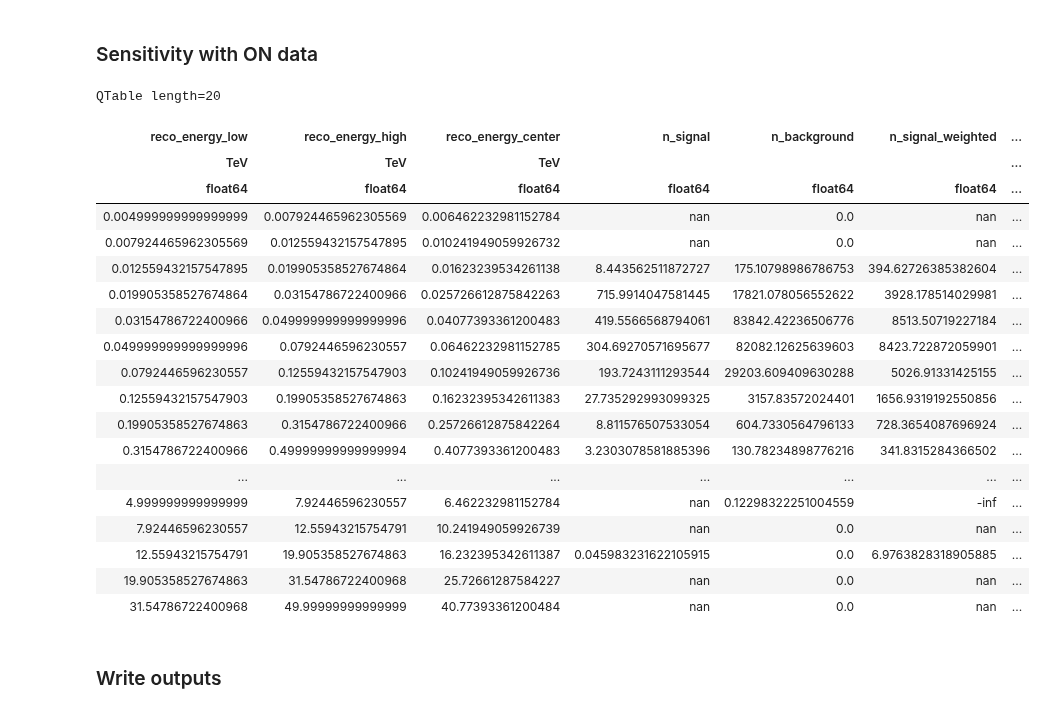
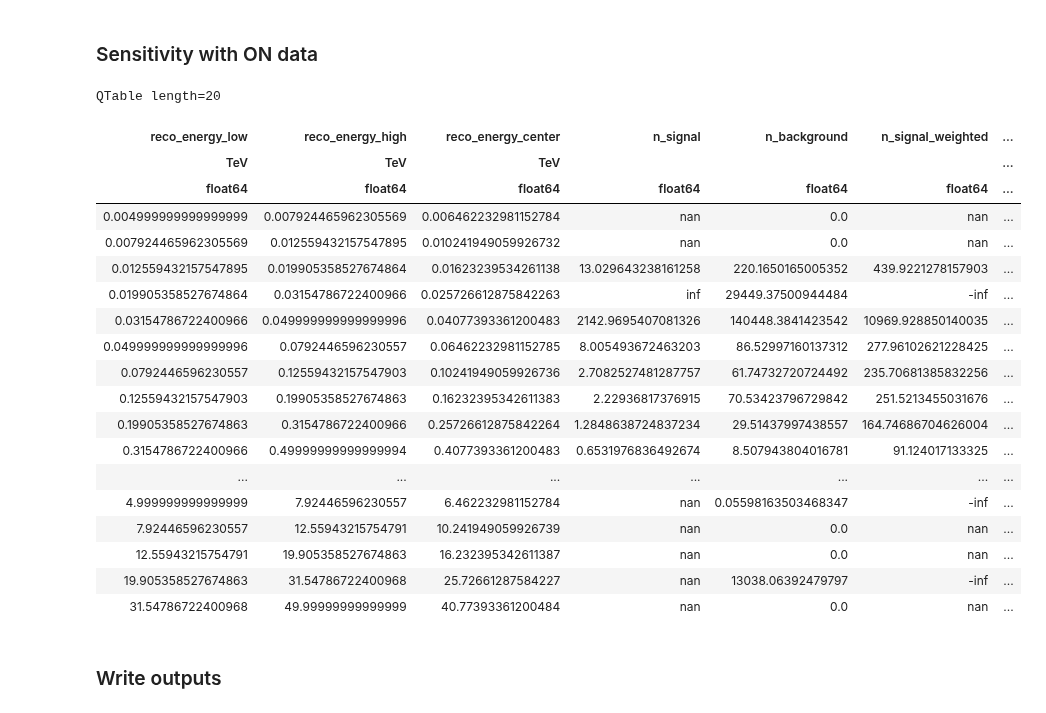
Before and after one commit to cta-observatory/cta-lstchain, a Jupyter notebook: notebooks/lst_sensitivity_pyirf.ipynb, the cells around one changed output. Saved outputs shown, nothing was run; the diff lists cells and outputs as text; code cells hidden in the pictures.

```diff
--- a/notebooks/lst_sensitivity_pyirf.ipynb
+++ b/notebooks/lst_sensitivity_pyirf.ipynb
@@ -194,10 +193,15 @@ particles = {
          "gamma": {
                 "events": events_g[events_g['good_events']],
                 "simulation_info": simu_info_g,
-                "target_spectrum": CRAB_HEGRA,
+                "target_spectrum": CRAB_HEGRA
             },
         "proton": {
                 "events": events_p[events_p['good_events']],
+                "simulation_info": simu_info_p,
+                "target_spectrum": IRFDOC_PROTON_SPECTRUM
+            },
+        "off": {
+                "events": events_off[events_off['good_events']]
             },
         "on":{
                 "events": events_on[events_on['good_events']]
@@ -263,8 +289,9 @@ particles["on"]["events"]["theta"] = calculate_theta(
 # %%
 #Get events
 gammas = particles["gamma"]["events"]
+protons = particles["proton"]["events"]
 on = particles["on"]["events"]
-background = particles["proton"]["events"]
+off = particles["off"]["events"]
 # %% [markdown]
 ## Calculate the best cuts for sensitivity
 # %%
@@ -359,29 +386,41 @@ gammas["selected_theta"] = evaluate_binned_cut(
     )
 gammas["selected"] = gammas["selected_theta"] & gammas["selected_gh"]
 
+protons["selected_theta"] = evaluate_binned_cut(
+        protons["theta"], protons["reco_energy"], theta_cuts_bkg, operator.le
+    )
+protons["selected"] = protons["selected_theta"] & protons["selected_gh"]
+
 on["selected_theta"] = evaluate_binned_cut(
         on["theta"], on["reco_energy"], theta_cuts_opt, operator.le
     )
 on["selected"] = on["selected_theta"] & on["selected_gh"]
 
-background["selected_theta"] = evaluate_binned_cut(
-        background["theta"], background["reco_energy"], theta_cuts_bkg, operator.le
+off["selected_theta"] = evaluate_binned_cut(
+        off["theta"], off["reco_energy"], theta_cuts_bkg, operator.le
     )
-background["selected"] = background["selected_theta"] & background["selected_gh"]
+off["selected"] = off["selected_theta"] & off["selected_gh"]
 # %% [markdown]
 ### Crate event histograms
 # %%
-signal_hist = create_histogram_table(
+gamma_hist = create_histogram_table(
     gammas[gammas["selected"]], bins=sensitivity_bins
     )
-on_hist = create_histogram_table(
-    on[on["selected"]], bins=sensitivity_bins
-    )
-background_hist = estimate_background(
-    background[background["selected"]],
+proton_hist = estimate_background(
+    protons[protons["selected"]],
     reco_energy_bins=sensitivity_bins,
     theta_cuts=theta_cuts_opt,
     alpha=ALPHA,
     background_radius=MAX_BG_RADIUS,
     )
+on_hist = create_histogram_table(
+    on[on["selected"]], bins=sensitivity_bins
+    )
+off_hist = estimate_background(
+    off[off["selected"]],
+    reco_energy_bins=sensitivity_bins,
+    theta_cuts=theta_cuts_opt,
+    alpha=ALPHA,
+    background_radius=MAX_BG_RADIUS,
+    )
 # %% [markdown]
@@ -416,32 +483,32 @@ QTable length=20
 ### Sensitivity with ON data
 # %%
 #Signal = ON - ALPHA*OFF
-on_hist["n_weighted"] = on_hist["n_weighted"] - ALPHA*background_hist["n_weighted"]
+on_hist["n_weighted"] = on_hist["n_weighted"] - ALPHA*off_hist["n_weighted"]
 
 sensitivity_on = calculate_sensitivity(
-    on_hist, background_hist, alpha=ALPHA
+    on_hist, off_hist, alpha=ALPHA
     )
 sensitivity_on
 # %% [output]
 QTable length=20
 | reco_energy_low | reco_energy_high | reco_energy_center | n_signal | n_background | n_signal_weighted | ... |
 | TeV | TeV | TeV |  |  |  | ... |
 | float64 | float64 | float64 | float64 | float64 | float64 | ... |
 | 0.004999999999999999 | 0.007924465962305569 | 0.006462232981152784 | nan | 0.0 | nan | ... |
 | 0.007924465962305569 | 0.012559432157547895 | 0.010241949059926732 | nan | 0.0 | nan | ... |
-| 0.012559432157547895 | 0.019905358527674864 | 0.01623239534261138 | 8.443562511872727 | 175.10798986786753 | 394.62726385382604 | ... |
-| 0.019905358527674864 | 0.03154786722400966 | 0.025726612875842263 | 715.9914047581445 | 17821.078056552622 | 3928.178514029981 | ... |
-| 0.03154786722400966 | 0.049999999999999996 | 0.04077393361200483 | 419.5566568794061 | 83842.42236506776 | 8513.50719227184 | ... |
-| 0.049999999999999996 | 0.0792446596230557 | 0.06462232981152785 | 304.69270571695677 | 82082.12625639603 | 8423.722872059901 | ... |
-| 0.0792446596230557 | 0.12559432157547903 | 0.10241949059926736 | 193.7243111293544 | 29203.609409630288 | 5026.91331425155 | ... |
-| 0.12559432157547903 | 0.19905358527674863 | 0.16232395342611383 | 27.735292993099325 | 3157.83572024401 | 1656.9319192550856 | ... |
-| 0.19905358527674863 | 0.3154786722400966 | 0.25726612875842264 | 8.811576507533054 | 604.7330564796133 | 728.3654087696924 | ... |
-| 0.3154786722400966 | 0.49999999999999994 | 0.4077393361200483 | 3.2303078581885396 | 130.78234898776216 | 341.8315284366502 | ... |
+| 0.012559432157547895 | 0.019905358527674864 | 0.01623239534261138 | 13.029643238161258 | 220.1650165005352 | 439.9221278157903 | ... |
+| 0.019905358527674864 | 0.03154786722400966 | 0.025726612875842263 | inf | 29449.37500944484 | -inf | ... |
+| 0.03154786722400966 | 0.049999999999999996 | 0.04077393361200483 | 2142.9695407081326 | 140448.3841423542 | 10969.928850140035 | ... |
+| 0.049999999999999996 | 0.0792446596230557 | 0.06462232981152785 | 8.005493672463203 | 86.52997160137312 | 277.96102621228425 | ... |
+| 0.0792446596230557 | 0.12559432157547903 | 0.10241949059926736 | 2.7082527481287757 | 61.74732720724492 | 235.70681385832256 | ... |
+| 0.12559432157547903 | 0.19905358527674863 | 0.16232395342611383 | 2.22936817376915 | 70.53423796729842 | 251.5213455031676 | ... |
+| 0.19905358527674863 | 0.3154786722400966 | 0.25726612875842264 | 1.2848638724837234 | 29.51437997438557 | 164.74686704626004 | ... |
+| 0.3154786722400966 | 0.49999999999999994 | 0.4077393361200483 | 0.6531976836492674 | 8.507943804016781 | 91.124017133325 | ... |
 | ... | ... | ... | ... | ... | ... | ... |
-| 4.999999999999999 | 7.92446596230557 | 6.462232981152784 | nan | 0.12298322251004559 | -inf | ... |
+| 4.999999999999999 | 7.92446596230557 | 6.462232981152784 | nan | 0.05598163503468347 | -inf | ... |
 | 7.92446596230557 | 12.55943215754791 | 10.241949059926739 | nan | 0.0 | nan | ... |
-| 12.55943215754791 | 19.905358527674863 | 16.232395342611387 | 0.045983231622105915 | 0.0 | 6.9763828318905885 | ... |
-| 19.905358527674863 | 31.54786722400968 | 25.72661287584227 | nan | 0.0 | nan | ... |
+| 12.55943215754791 | 19.905358527674863 | 16.232395342611387 | nan | 0.0 | nan | ... |
+| 19.905358527674863 | 31.54786722400968 | 25.72661287584227 | nan | 13038.06392479797 | -inf | ... |
 | 31.54786722400968 | 49.99999999999999 | 40.77393361200484 | nan | 0.0 | nan | ... |
 # %%
 # scale relative sensitivity by Crab flux to get the flux sensitivity
```
Also changed, not shown: parts of 21 cells of this notebook.
